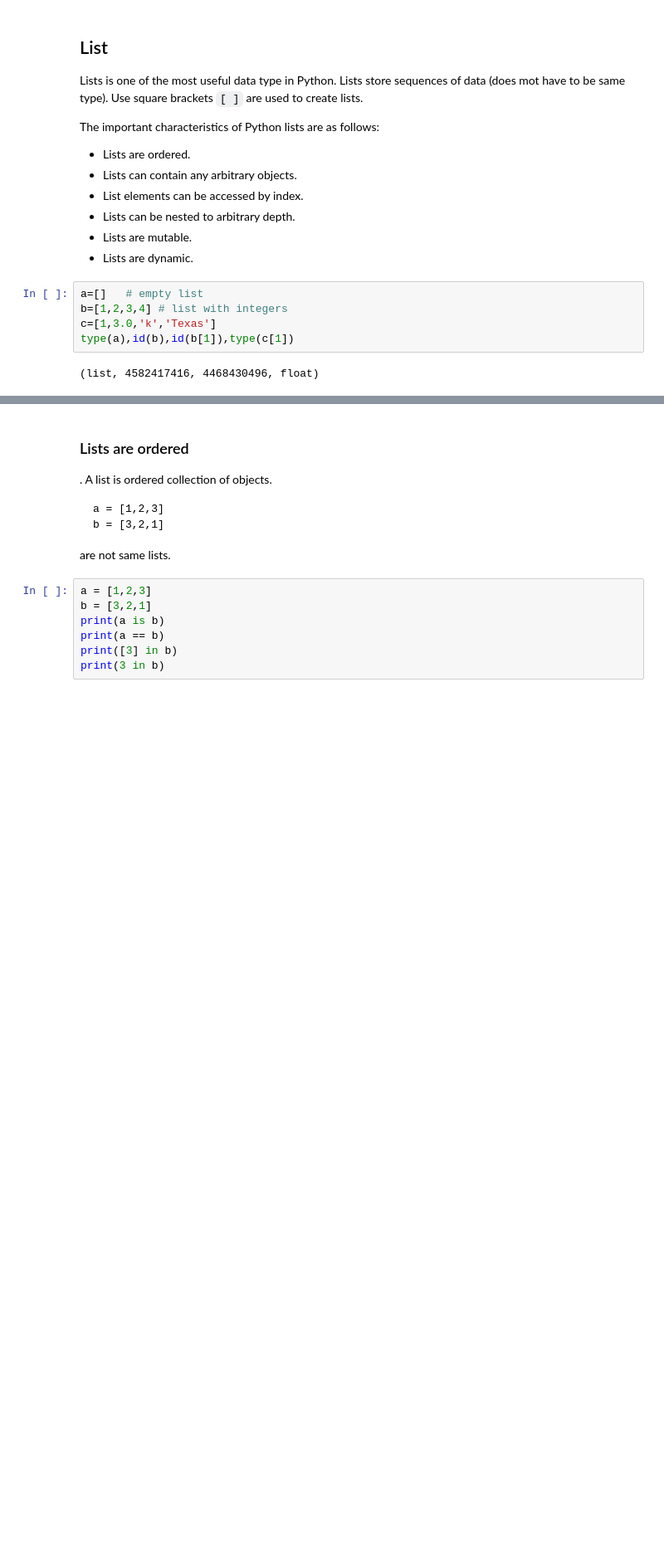
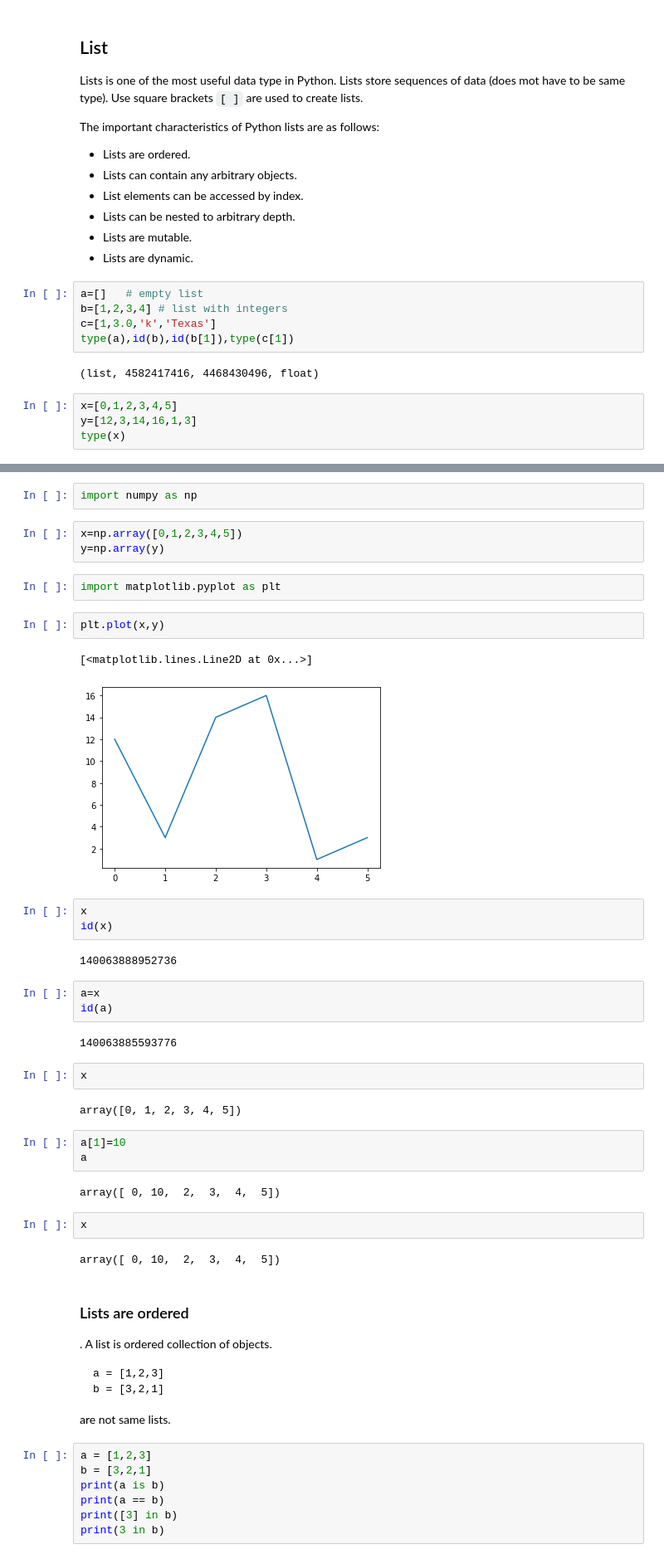
Before and after one commit to aslanistan/EE4323, a Jupyter notebook: Python_Lecture_1/Lecture_01_supplement_1/Lecture_01_supplement.ipynb, the cells around one changed output, grey strips where cells are left out. Shown at 83% size. Cells and saved outputs as stored; diff of their text form; blank space fills up the shorter version.

```diff
--- a/Python_Lecture_1/Lecture_01_supplement_1/Lecture_01_supplement.ipynb
+++ b/Python_Lecture_1/Lecture_01_supplement_1/Lecture_01_supplement.ipynb
@@ -295,3 +361,7 @@ c=[1,3.0,'k','Texas']
 type(a),id(b),id(b[1]),type(c[1])
 # %% [output]
 (list, 4582417416, 4468430496, float)
+# %%
+x=[0,1,2,3,4,5]
+y=[12,3,14,16,1,3]
+type(x)
@@ -298,3 +377,38 @@ type(a),id(b),id(b[1]),type(c[1])
+# %%
+import numpy as np
+# %%
+x=np.array([0,1,2,3,4,5])
+y=np.array(y)
+# %%
+import matplotlib.pyplot as plt
+# %%
+plt.plot(x,y)
+# %% [output]
+[<matplotlib.lines.Line2D at 0x...>]
+[figure, added]
+# %%
+x
+id(x)
+# %% [output]
+140063888952736
+# %%
+a=x
+id(a)
+# %% [output]
+140063885593776
+# %%
+x
+# %% [output]
+array([0, 1, 2, 3, 4, 5])
+# %%
+a[1]=10
+a
+# %% [output]
+array([ 0, 10,  2,  3,  4,  5])
+# %%
+x
+# %% [output]
+array([ 0, 10,  2,  3,  4,  5])
 # %% [markdown]
 ###  Lists are ordered
 .
```
Also changed, not shown: parts of 18 cells of this notebook, 1 other file.
